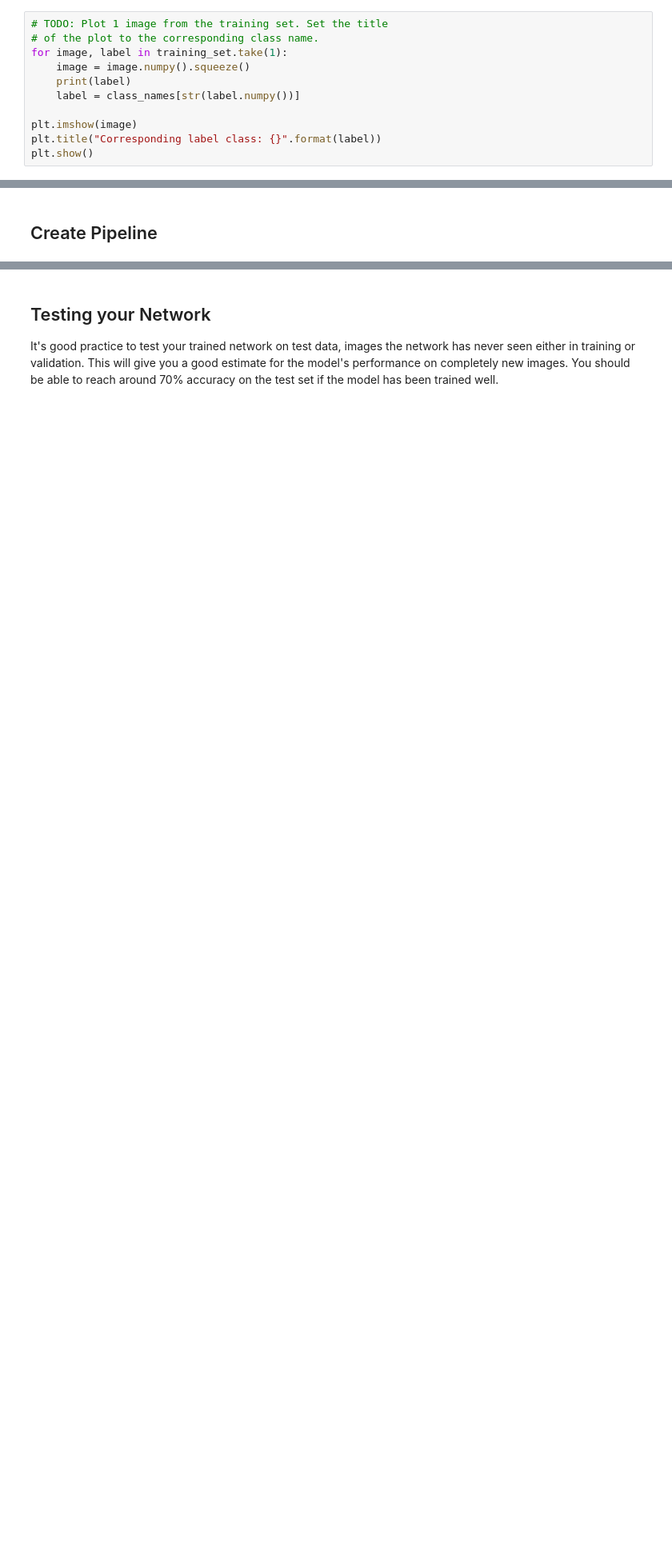
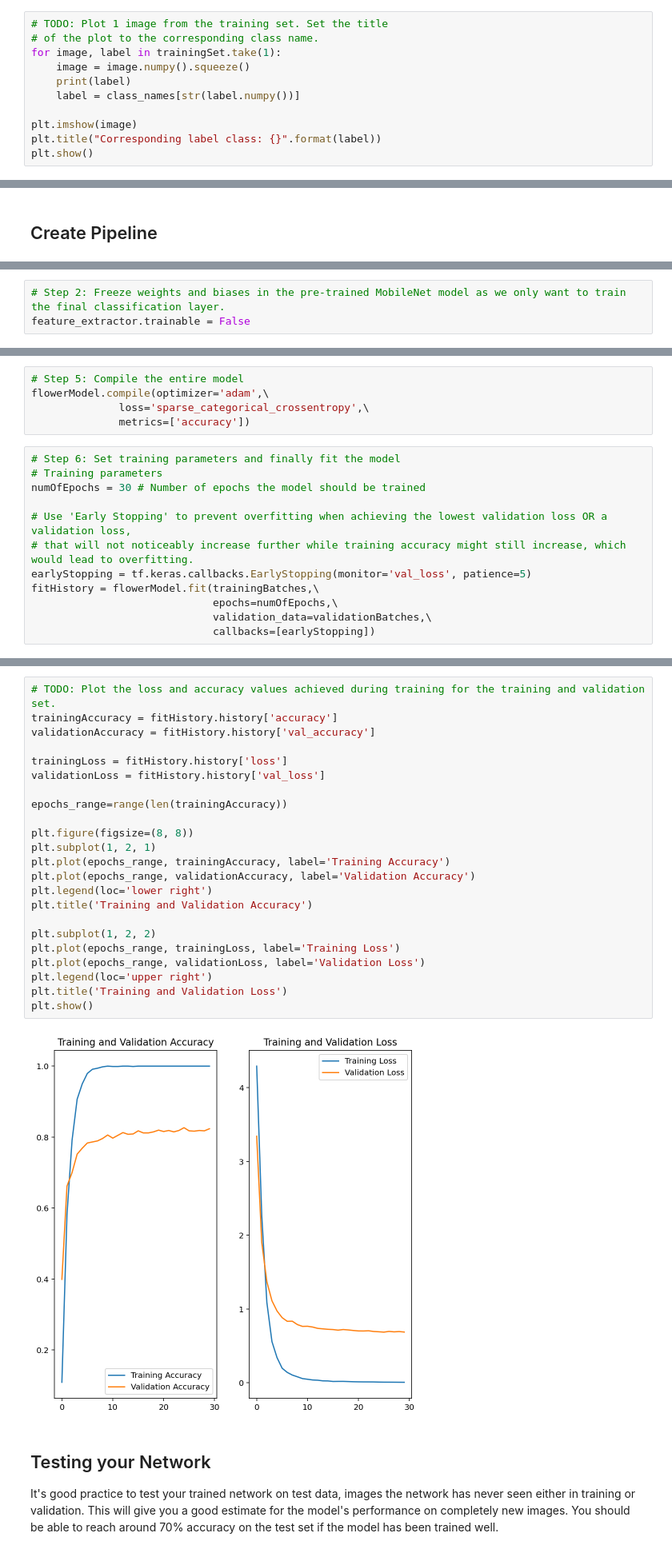
Before and after one commit to fabianprx/mlnd_image_classifier, a Jupyter notebook: Project_Image_Classifier_Project.ipynb, the cells around one changed output, grey strips where cells are left out. Shown at 80% size. Saved outputs shown, nothing was run; the diff lists cells and outputs as text; blank space fills up the shorter version.

```diff
--- a/Project_Image_Classifier_Project.ipynb
+++ b/Project_Image_Classifier_Project.ipynb
@@ -176,7 +182,7 @@ with open('label_map.json', 'r') as f:
 # %%
 # TODO: Plot 1 image from the training set. Set the title
 # of the plot to the corresponding class name.
-for image, label in training_set.take(1):
+for image, label in trainingSet.take(1):
     image = image.numpy().squeeze()
     print(label)
     label = class_names[str(label.numpy())]
@@ -237,0 +250,3 @@ When training make sure you're updating only the weights of the feed-forward net
+# %%
+# Step 2: Freeze weights and biases in the pre-trained MobileNet model as we only want to train the final classification layer.
+feature_extractor.trainable = False
@@ -237,0 +303,17 @@ When training make sure you're updating only the weights of the feed-forward net
+# %%
+# Step 5: Compile the entire model
+flowerModel.compile(optimizer='adam',\
+              loss='sparse_categorical_crossentropy',\
+              metrics=['accuracy'])
+# %%
+# Step 6: Set training parameters and finally fit the model
+# Training parameters
+numOfEpochs = 30 # Number of epochs the model should be trained
+
+# Use 'Early Stopping' to prevent overfitting when achieving the lowest validation loss OR a validation loss,
+# that will not noticeably increase further while training accuracy might still increase, which would lead to overfitting.
+earlyStopping = tf.keras.callbacks.EarlyStopping(monitor='val_loss', patience=5)
+fitHistory = flowerModel.fit(trainingBatches,\
+                             epochs=numOfEpochs,\
+                             validation_data=validationBatches,\
+                             callbacks=[earlyStopping])
@@ -238,3 +338,28 @@ When training make sure you're updating only the weights of the feed-forward net
+# %%
+# TODO: Plot the loss and accuracy values achieved during training for the training and validation set.
+trainingAccuracy = fitHistory.history['accuracy']
+validationAccuracy = fitHistory.history['val_accuracy']
+
+trainingLoss = fitHistory.history['loss']
+validationLoss = fitHistory.history['val_loss']
+
+epochs_range=range(len(trainingAccuracy))
+
+plt.figure(figsize=(8, 8))
+plt.subplot(1, 2, 1)
+plt.plot(epochs_range, trainingAccuracy, label='Training Accuracy')
+plt.plot(epochs_range, validationAccuracy, label='Validation Accuracy')
+plt.legend(loc='lower right')
+plt.title('Training and Validation Accuracy')
+
+plt.subplot(1, 2, 2)
+plt.plot(epochs_range, trainingLoss, label='Training Loss')
+plt.plot(epochs_range, validationLoss, label='Validation Loss')
+plt.legend(loc='upper right')
+plt.title('Training and Validation Loss')
+plt.show()
+# %% [output]
+[figure, added]
 # %% [markdown]
 ## Testing your Network
 
```
Also changed, not shown: parts of 28 cells of this notebook.
